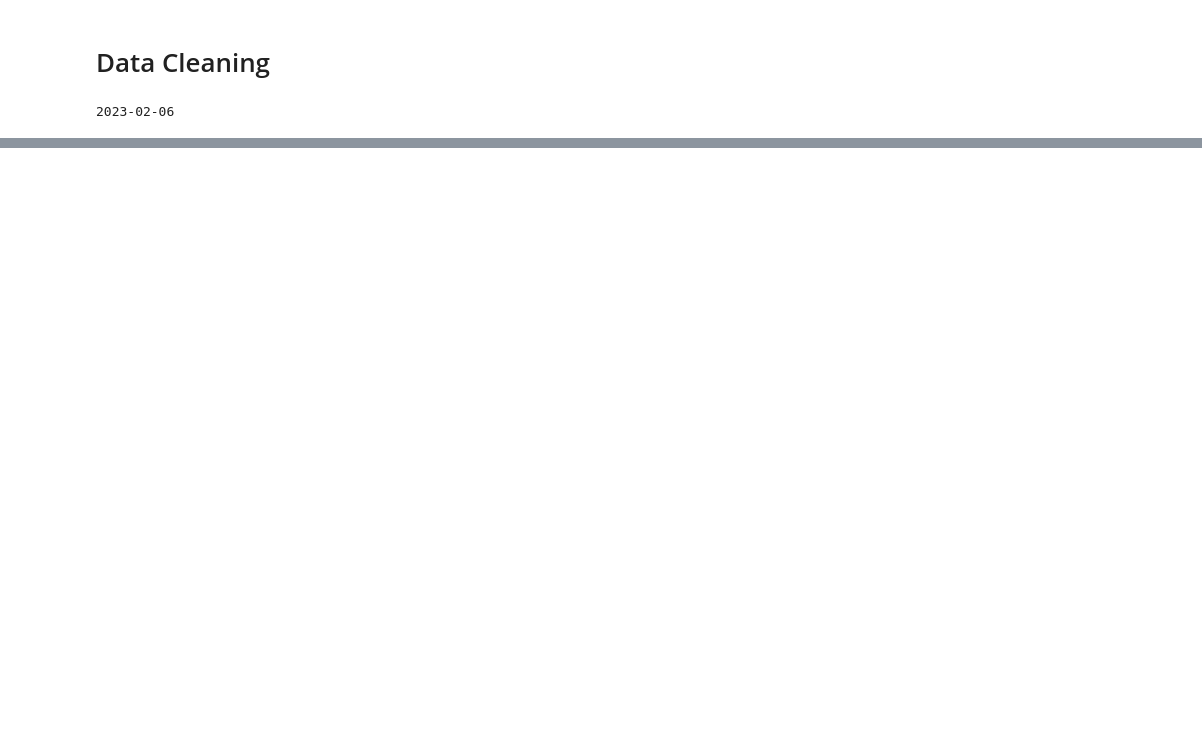
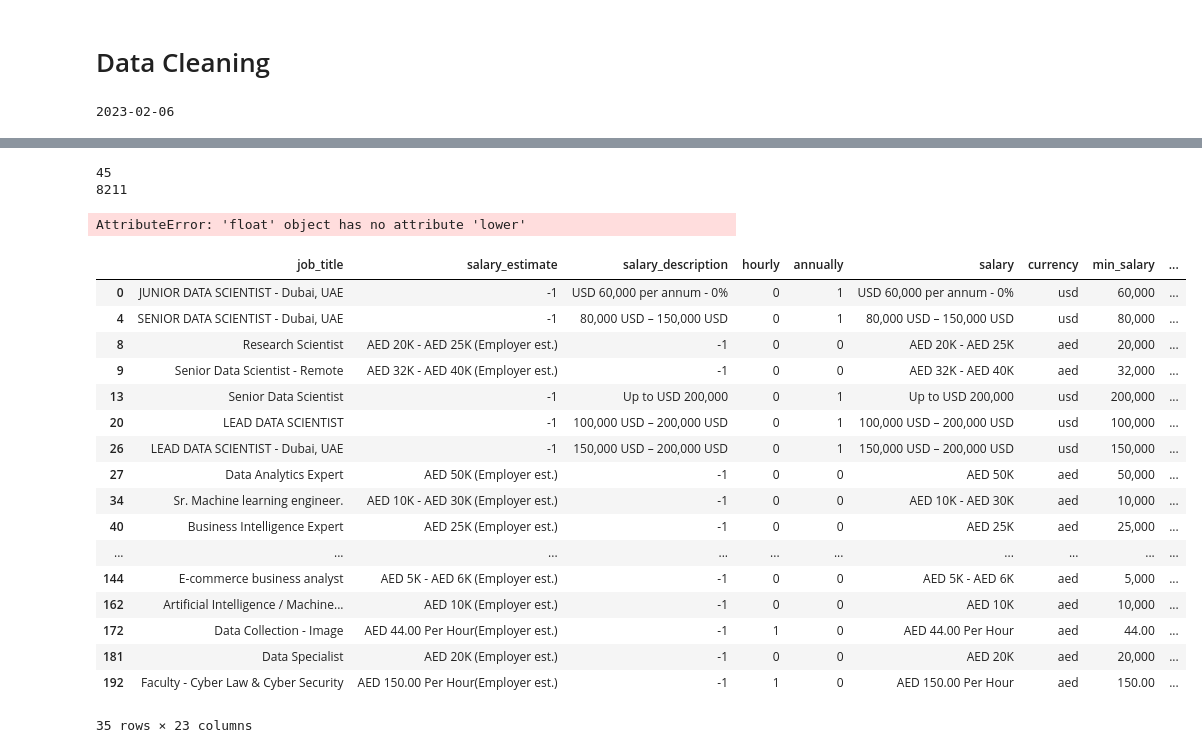
Before and after one commit to maslenkovas/ds_jobs_project, a Jupyter notebook: ds_salary.ipynb, the cells around one changed output, grey strips where cells are left out. Cells and saved outputs as stored; diff of their text form; code cells hidden in the pictures; blank space fills up the shorter version.

```diff
--- a/ds_salary.ipynb
+++ b/ds_salary.ipynb
@@ -46,0 +275,71 @@ ds_jobs_df.head()
+# %%
+# see the ASCII codes for two types of dashes
+print(ord('-'))
+print(ord('–'))
+# %% [output]
+45
+8211
+# %%
+import re
+# get salary column cleaned from text
+# remove text from the salary column and replace 'K' with zeroes
+salary = jobs_with_salary_df['salary'].apply(lambda x: x.lower().replace('k', ',000'))
+salary = salary.apply(lambda x: re.sub('[a-zA-Z]', '', x))
+salary = salary.apply(lambda x: re.sub(' - 0%', '', x))
+# create columns for min and max salary
+min_salary = salary.apply(lambda x: x.replace('–', '-').split('-')[0])
+max_salary = salary.apply(lambda x: x.replace('–', '-').split('-')[1] if len(x.replace('–', '-').split('-'))>1 else x.replace('–', '-').split('-')[0])
+jobs_with_salary_df['min_salary'] = min_salary
+jobs_with_salary_df['max_salary'] = max_salary
+# add the average salary column
+jobs_with_salary_df['avg_salary'] = (jobs_with_salary_df.min_salary + jobs_with_salary_df.max_salary) / 2
+# %% [output]
+AttributeError: 'float' object has no attribute 'lower'
+# %%
+# rearrange the columns
+jobs_with_salary_df = jobs_with_salary_df[['job_title',
+ 'salary_estimate',
+'salary_description',
+ 'hourly',
+ 'annually',
+ 'salary',
+ 'currency',
+ 'min_salary',
+ 'max_salary',
+ 'job_description',
+ 'rating',
+ 'company_name',
+ 'location',
+ 'job_age',
+ 'size',
+ 'founded',
+ 'type_of_ownership',
+ 'industry',
+ 'sector',
+ 'revenue',
+ 'competitors',
+ 'date_scrapped',
+ 'job_fam',
+]]
+# list(jobs_with_salary_df.columns)
+# %%
+jobs_with_salary_df
+# %% [output]
+|  | job_title | salary_estimate | salary_description | hourly | annually | salary | currency | min_salary | ... |
+| 0 | JUNIOR DATA SCIENTIST - Dubai, UAE | -1 | USD 60,000 per annum - 0% | 0 | 1 | USD 60,000 per annum - 0% | usd | 60,000 | ... |
+| 4 | SENIOR DATA SCIENTIST - Dubai, UAE | -1 | 80,000 USD – 150,000 USD | 0 | 1 | 80,000 USD – 150,000 USD | usd | 80,000 | ... |
+| 8 | Research Scientist | AED 20K - AED 25K (Employer est.) | -1 | 0 | 0 | AED 20K - AED 25K | aed | 20,000 | ... |
+| 9 | Senior Data Scientist - Remote | AED 32K - AED 40K (Employer est.) | -1 | 0 | 0 | AED 32K - AED 40K | aed | 32,000 | ... |
+| 13 | Senior Data Scientist | -1 | Up to USD 200,000 | 0 | 1 | Up to USD 200,000 | usd | 200,000 | ... |
+| 20 | LEAD DATA SCIENTIST | -1 | 100,000 USD – 200,000 USD | 0 | 1 | 100,000 USD – 200,000 USD | usd | 100,000 | ... |
+| 26 | LEAD DATA SCIENTIST - Dubai, UAE | -1 | 150,000 USD – 200,000 USD | 0 | 1 | 150,000 USD – 200,000 USD | usd | 150,000 | ... |
+| 27 | Data Analytics Expert | AED 50K (Employer est.) | -1 | 0 | 0 | AED 50K | aed | 50,000 | ... |
+| 34 | Sr. Machine learning engineer. | AED 10K - AED 30K (Employer est.) | -1 | 0 | 0 | AED 10K - AED 30K | aed | 10,000 | ... |
+| 40 | Business Intelligence Expert | AED 25K (Employer est.) | -1 | 0 | 0 | AED 25K | aed | 25,000 | ... |
+| ... | ... | ... | ... | ... | ... | ... | ... | ... | ... |
+| 144 | E-commerce business analyst | AED 5K - AED 6K (Employer est.) | -1 | 0 | 0 | AED 5K - AED 6K | aed | 5,000 | ... |
+| 162 | Artificial Intelligence / Machine... | AED 10K (Employer est.) | -1 | 0 | 0 | AED 10K | aed | 10,000 | ... |
+| 172 | Data Collection - Image | AED 44.00 Per Hour(Employer est.) | -1 | 1 | 0 | AED 44.00 Per Hour | aed | 44.00 | ... |
+| 181 | Data Specialist | AED 20K (Employer est.) | -1 | 0 | 0 | AED 20K | aed | 20,000 | ... |
+| 192 | Faculty - Cyber Law & Cyber Security | AED 150.00 Per Hour(Employer est.) | -1 | 1 | 0 | AED 150.00 Per Hour | aed | 150.00 | ... |
+35 rows × 23 columns
```
Also changed, not shown: parts of 23 cells of this notebook, 6 other files.
